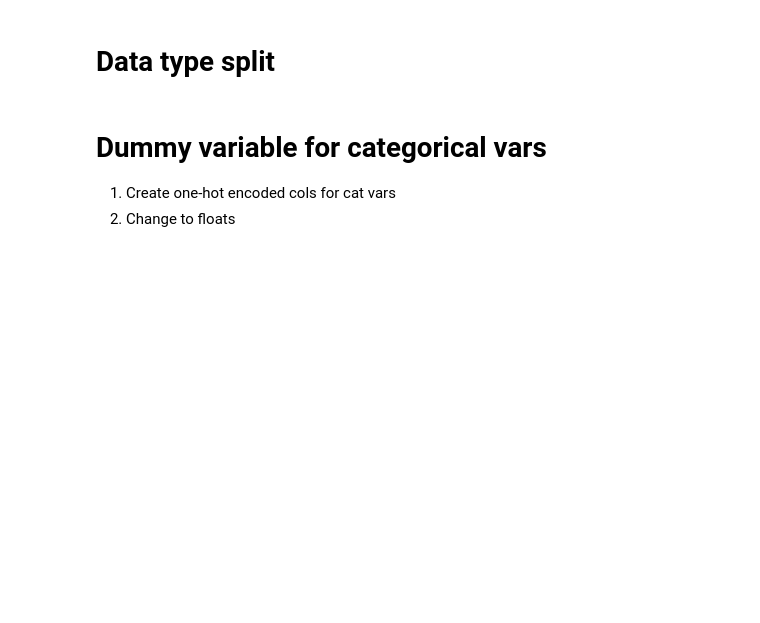
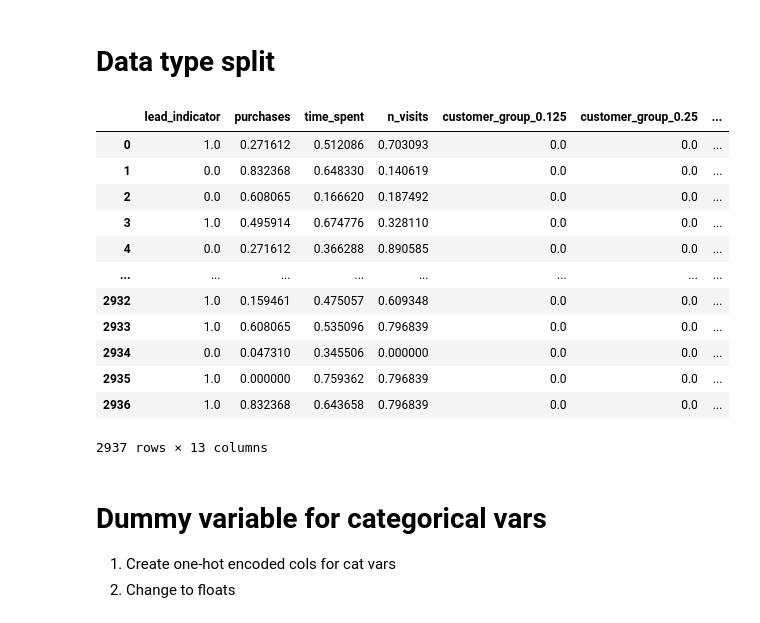
Before and after one commit to Mariegint/itu-sdse-project, a Jupyter notebook: mlops_refactor/notebooks/main.ipynb, the cells around one changed output. Cells and saved outputs as stored; diff of their text form; code cells hidden in the pictures; blank space fills up the shorter version.

```diff
--- a/mlops_refactor/notebooks/main.ipynb
+++ b/mlops_refactor/notebooks/main.ipynb
@@ -581,18 +593,38 @@ def create_dummy_cols(df, col):
 # Load training data
 We use the training data we cleaned earlier
 # %%
-data = pd.read_csv(data_gold_path)
-print(f"Training data length: {len(data)}")
-data.head(5)
+#data = pd.read_csv(data_gold_path)
+#print(f"Training data length: {len(data)}")
+#data.head(5)
 # %% [markdown]
 # Data type split
 # %%
-data = data.drop(["lead_id", "customer_code", "date_part"], axis=1)
+#data = data.drop(["lead_id", "customer_code", "date_part"], axis=1)
 
-cat_cols = ["customer_group", "onboarding", "bin_source", "source"]
-cat_vars = data[cat_cols]
+#cat_cols = ["customer_group", "onboarding", "bin_source", "source"]
+#cat_vars = data[cat_cols]
 
-other_vars = data.drop(cat_cols, axis=1)
+#other_vars = data.drop(cat_cols, axis=1)
+# %%
+from models.train_model import prepare_features
+
+
+data= prepare_features(data, data_gold_path)
+data
+# %% [output]
+|  | lead_indicator | purchases | time_spent | n_visits | customer_group_0.125 | customer_group_0.25 | ... |
+| 0 | 1.0 | 0.271612 | 0.512086 | 0.703093 | 0.0 | 0.0 | ... |
+| 1 | 0.0 | 0.832368 | 0.648330 | 0.140619 | 0.0 | 0.0 | ... |
+| 2 | 0.0 | 0.608065 | 0.166620 | 0.187492 | 0.0 | 0.0 | ... |
+| 3 | 1.0 | 0.495914 | 0.674776 | 0.328110 | 0.0 | 0.0 | ... |
+| 4 | 0.0 | 0.271612 | 0.366288 | 0.890585 | 0.0 | 0.0 | ... |
+| ... | ... | ... | ... | ... | ... | ... | ... |
+| 2932 | 1.0 | 0.159461 | 0.475057 | 0.609348 | 0.0 | 0.0 | ... |
+| 2933 | 1.0 | 0.608065 | 0.535096 | 0.796839 | 0.0 | 0.0 | ... |
+| 2934 | 0.0 | 0.047310 | 0.345506 | 0.000000 | 0.0 | 0.0 | ... |
+| 2935 | 1.0 | 0.000000 | 0.759362 | 0.796839 | 0.0 | 0.0 | ... |
+| 2936 | 1.0 | 0.832368 | 0.643658 | 0.796839 | 0.0 | 0.0 | ... |
+2937 rows × 13 columns
 # %% [markdown]
 # Dummy variable for categorical vars
 
```
Also changed, not shown: parts of 12 cells of this notebook, 2 other files.
